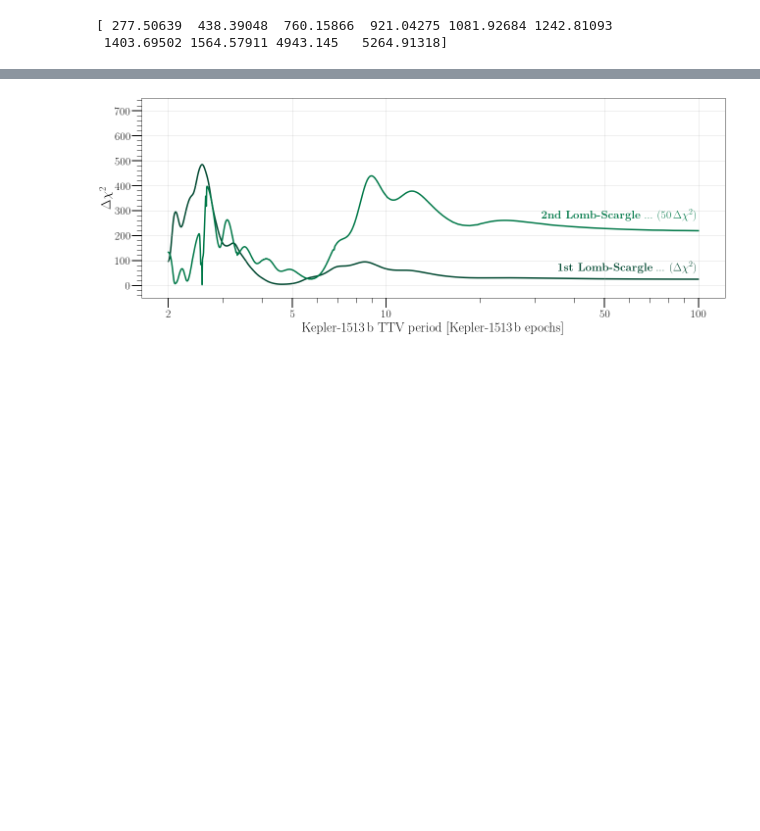
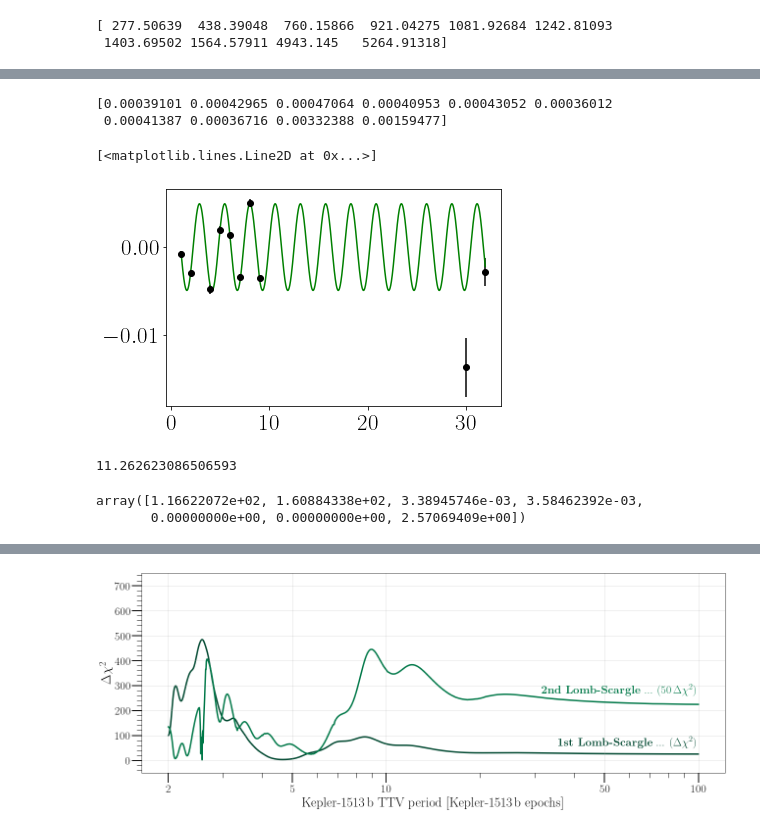
Before and after one commit to dyahalomi/Kepler1513, a Jupyter notebook: lombscargle/make_lombscargle_2waves.ipynb, the cells around one changed output, grey strips where cells are left out. Drawn from its saved outputs; the diff is of its cells as text; code cells hidden in the pictures; blank space fills up the shorter version.

```diff
--- a/lombscargle/make_lombscargle_2waves.ipynb
+++ b/lombscargle/make_lombscargle_2waves.ipynb
@@ -260 +117,62 @@ LS results
+# %%
+null_model,_  = optimize.curve_fit(get_times_null_model, epochs, times, sigma=times_err, absolute_sigma = True)
+times_null_model = get_times_null_model(epochs, *null_model)
+null_chisq = get_chisq(times, times_null_model, times_err)
+
+
+chisq_grid_fast = []
+for P_ttv in Pgrid:
+    a_model,_  = optimize.curve_fit(get_times_model, epochs, times, sigma=times_err, absolute_sigma = True)
+    times_a_model = get_times_model(epochs, *a_model)
+    a_chisq = get_chisq(times, times_a_model, times_err)
+    delta_chisq = null_chisq - a_chisq
+    chisq_grid_fast.append(delta_chisq)
+# %%
+print(times_err)
+# %% [output]
+[0.00039101 0.00042965 0.00047064 0.00040953 0.00043052 0.00036012
+ 0.00041387 0.00036716 0.00332388 0.00159477]
+# %%
+#find max chisq fast ttv
+max_fast_chisq = 0
+max_fast_ind = None
+max_fast_period = None
+for ii in range(0, len(chisq_grid_fast)):
+    chisq = chisq_grid_fast[ii]
+    period = Pgrid[ii]
+    if chisq > max_fast_chisq:
+        max_fast_ind = ii
+        max_fast_chisq = chisq
+        max_fast_period = period
+
+
+#recalculate the max-chisq model
+epochs_plot = np.arange(np.min(epochs), np.max(epochs), 0.01)
+P_ttv = max_fast_period
+max_fast_model,_  = optimize.curve_fit(get_times_model, epochs, times, sigma=times_err, absolute_sigma = True)
+ttvs_max_fast_model = get_times_model(epochs_plot, *max_fast_model) - get_times_null_model(epochs_plot, *max_fast_model[0:2])
+
+ttvs_input = times - get_times_null_model(epochs, *max_fast_model[0:2])
+
+plt.errorbar(epochs, ttvs_input, yerr=times_err, ls='', marker='o', color='k')
+plt.plot(epochs_plot, ttvs_max_fast_model, 'g')
+# %% [output]
+[<matplotlib.lines.Line2D at 0x...>]
+[figure, added]
+# %%
+#determine max 2 ttv chisq
+chisq_1ttv = get_chisq(times,
+                       get_times_model(epochs, *max_fast_model),
+                       times_err)
+
+print(chisq_1ttv)
+# %% [output]
+11.262623086506593
+# %%
+
+p_guess = np.append(max_fast_model, [0,0,max_fast_period])
+p_guess
+# %% [output]
+array([1.16622072e+02, 1.60884338e+02, 3.38945746e-03, 3.58462392e-03,
+       0.00000000e+00, 0.00000000e+00, 2.57069409e+00])
 # %%
```
Also changed, not shown: parts of 17 cells of this notebook.
